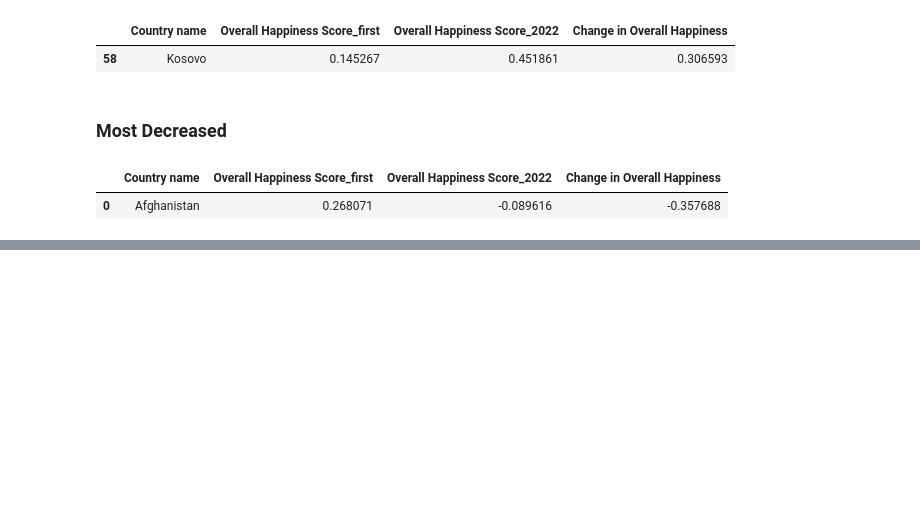
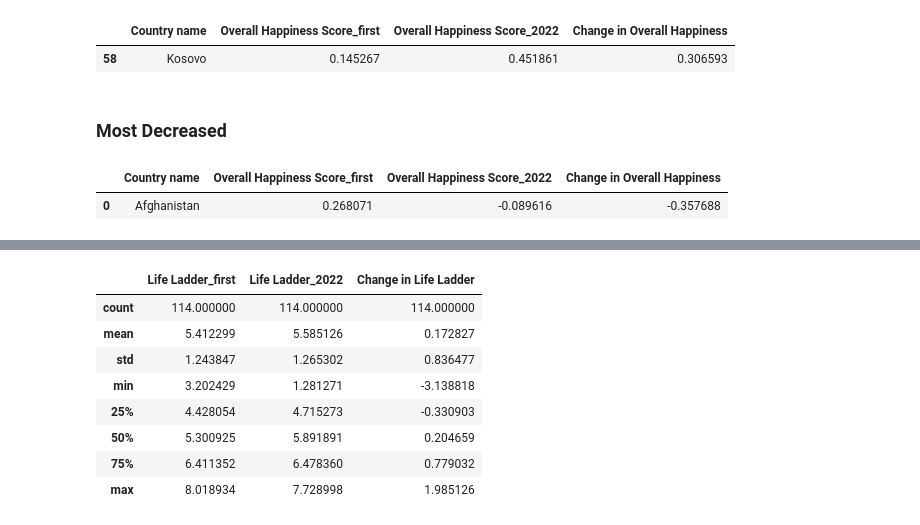
Before and after one commit to USFCA-CS663-Spring2024/happiness-ielo03, a Jupyter notebook: Happiness - Assignment 1 - CS 663 (Machine Learning).ipynb, the cells around one changed output, grey strips where cells are left out. Cells and saved outputs as stored; diff of their text form; code cells hidden in the pictures; blank space fills up the shorter version.

```diff
--- a/Happiness - Assignment 1 - CS 663 (Machine Learning).ipynb
+++ b/Happiness - Assignment 1 - CS 663 (Machine Learning).ipynb
@@ -237,0 +322,26 @@ merged_df[merged_df['Change in Overall Happiness'] == merged_df['Change in Overa
+# %%
+# Filter countries without data for 2022
+df_2022 = df[df['year'] == 2022]
+countries_with_2022_data = df_2022['Country name'].unique()
+df_filtered = df[df['Country name'].isin(countries_with_2022_data)]
+
+# Find first year data for all countries
+first_year_data = df_filtered.groupby('Country name').first().reset_index()
+merged_df = pd.merge(first_year_data[['Country name', 'Life Ladder']],
+                     df_2022[['Country name', 'Life Ladder']],
+                     on='Country name', suffixes=('_first', '_2022'))
+
+# Calculate change in overall happiness score
+merged_df['Change in Life Ladder'] = merged_df['Life Ladder_2022'] - merged_df['Life Ladder_first']
+
+merged_df.describe()
+# %% [output]
+|  | Life Ladder_first | Life Ladder_2022 | Change in Life Ladder |
+| count | 114.000000 | 114.000000 | 114.000000 |
+| mean | 5.412299 | 5.585126 | 0.172827 |
+| std | 1.243847 | 1.265302 | 0.836477 |
+| min | 3.202429 | 1.281271 | -3.138818 |
+| 25% | 4.428054 | 4.715273 | -0.330903 |
+| 50% | 5.300925 | 5.891891 | 0.204659 |
+| 75% | 6.411352 | 6.478360 | 0.779032 |
+| max | 8.018934 | 7.728998 | 1.985126 |
```
Also changed, not shown: parts of 18 cells of this notebook.
